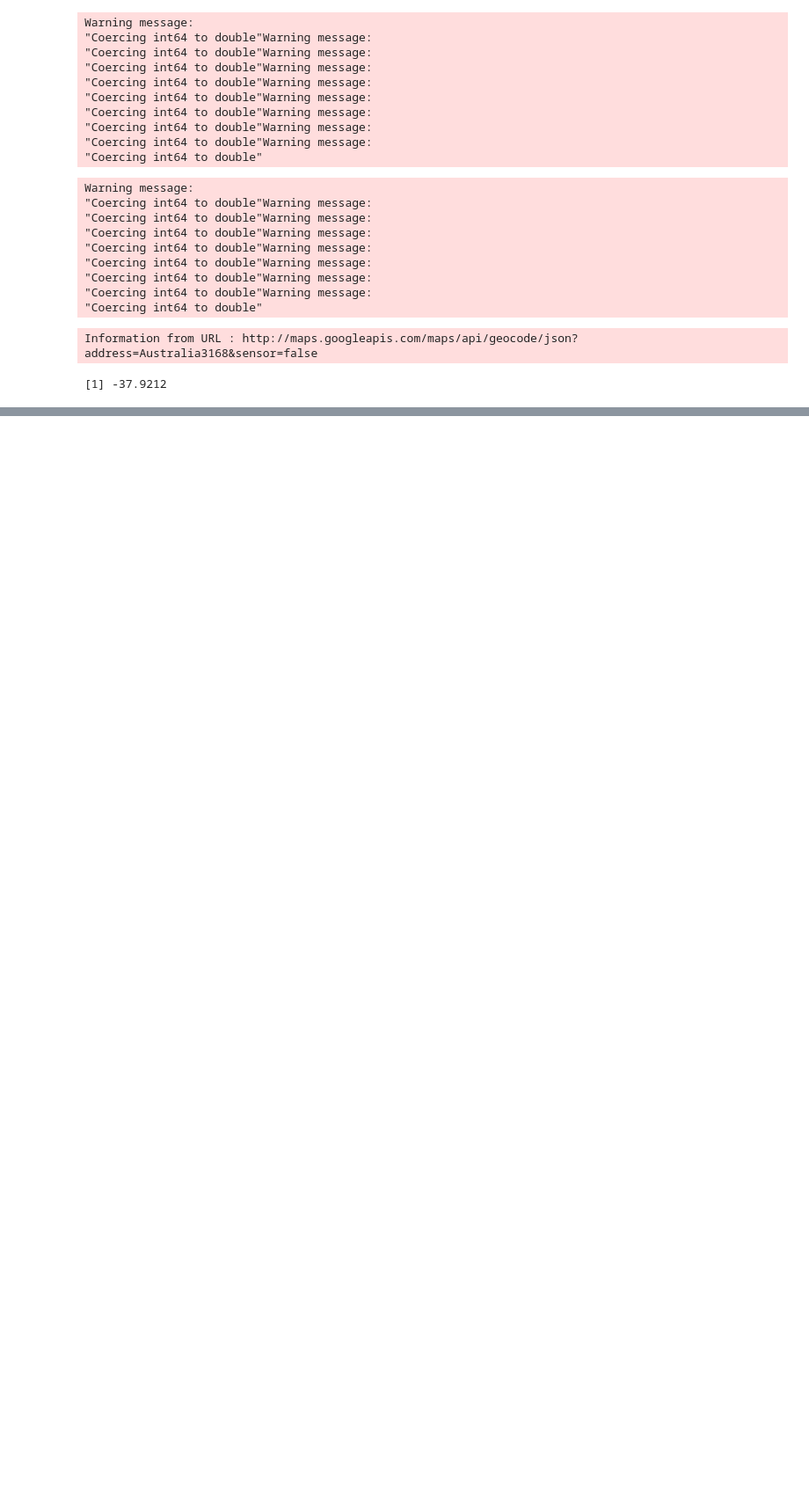
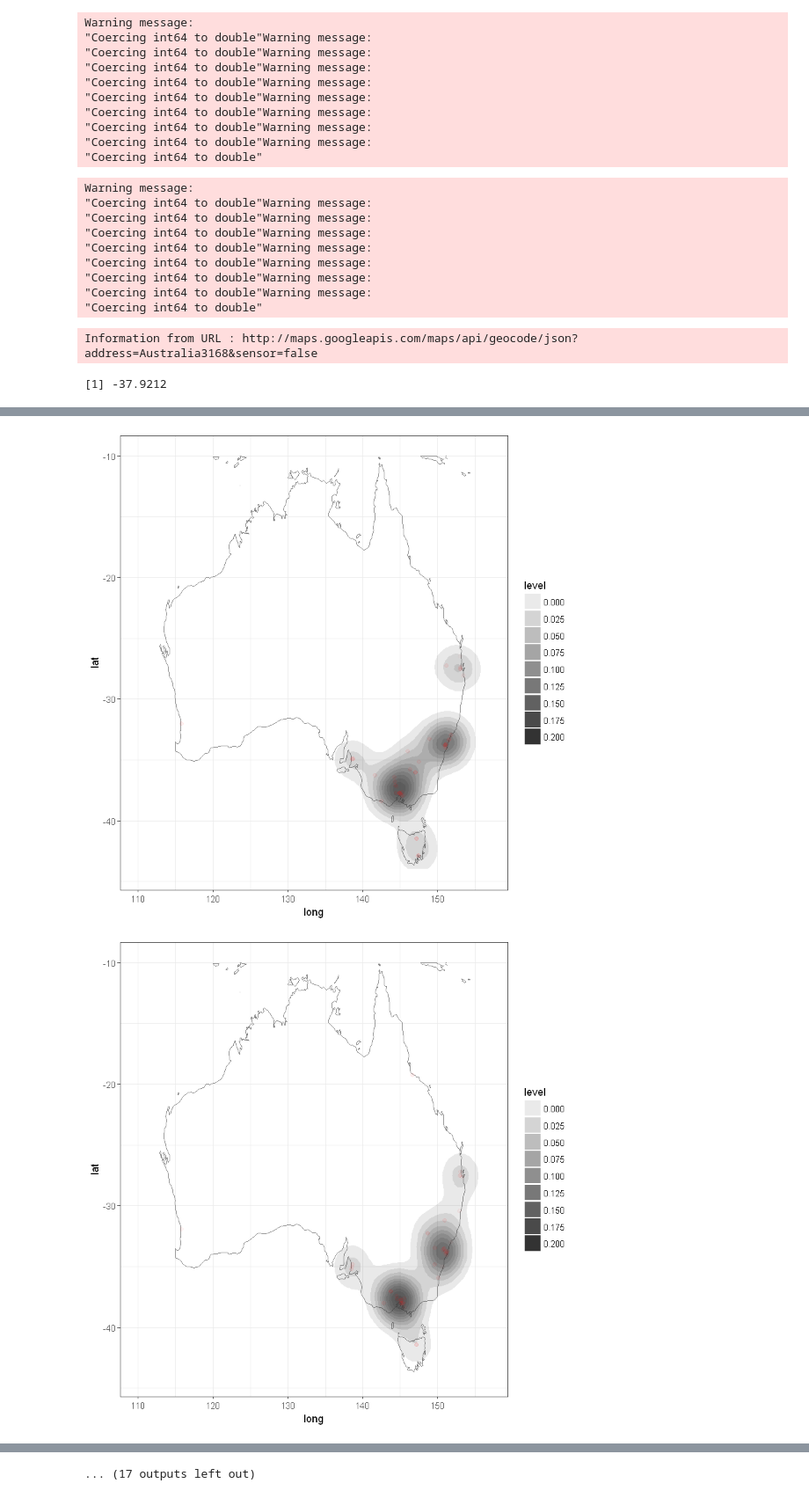
Before and after one commit to smstojanovic/iSel_MelbDatathon2017, a Jupyter notebook: steve/Antibiotic Strains by location.ipynb, the cells around one changed output, grey strips where cells are left out. Shown at 88% size. Drawn from its saved outputs; the diff is of its cells as text; code cells hidden in the pictures; blank space fills up the shorter version.

```diff
--- a/steve/Antibiotic Strains by location.ipynb
+++ b/steve/Antibiotic Strains by location.ipynb
@@ -90,0 +148,4 @@ ERROR: Error: cannot allocate vector of size 435.3 Mb
+# %%
+addWeeks <- function(x){
+    return(as.Date('2013-04-28') + lubridate::weeks(x))
+}
@@ -90,0 +188,5 @@ ERROR: Error: cannot allocate vector of size 435.3 Mb
+# %%
+lapply(lapply(X = 1:26, addWeeks), PlotAntibioticDensityForWeek)
+# %% [output]
+[figure, added]
+[figure, added]
@@ -90,0 +205 @@ ERROR: Error: cannot allocate vector of size 435.3 Mb
+... (17 outputs left out)
```
Also changed, not shown: parts of 12 cells of this notebook.
